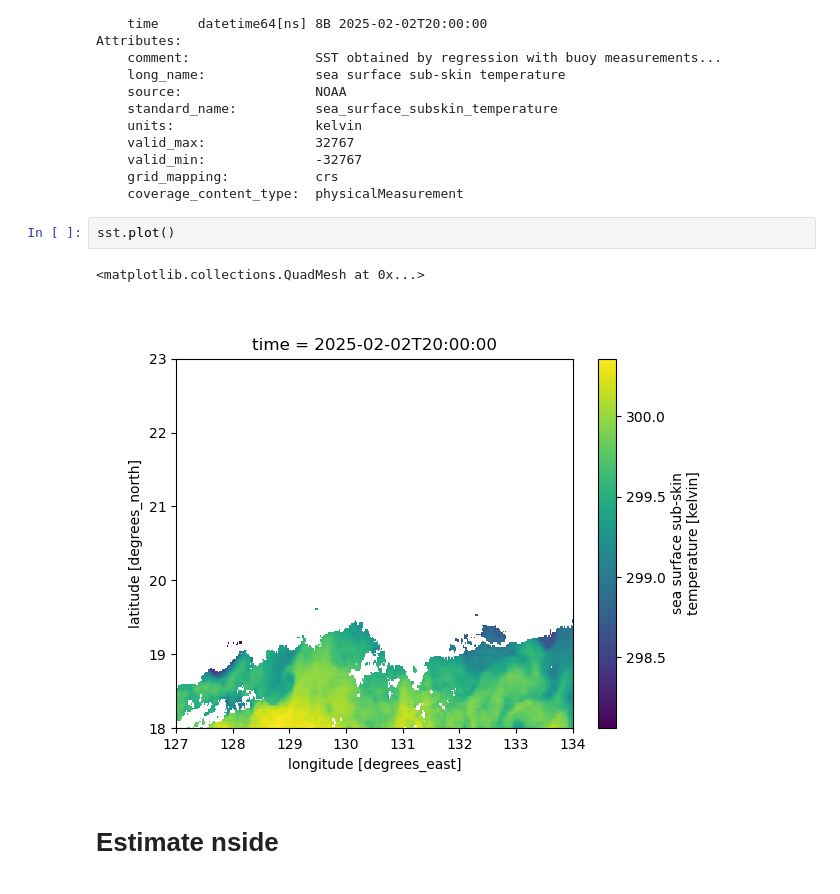
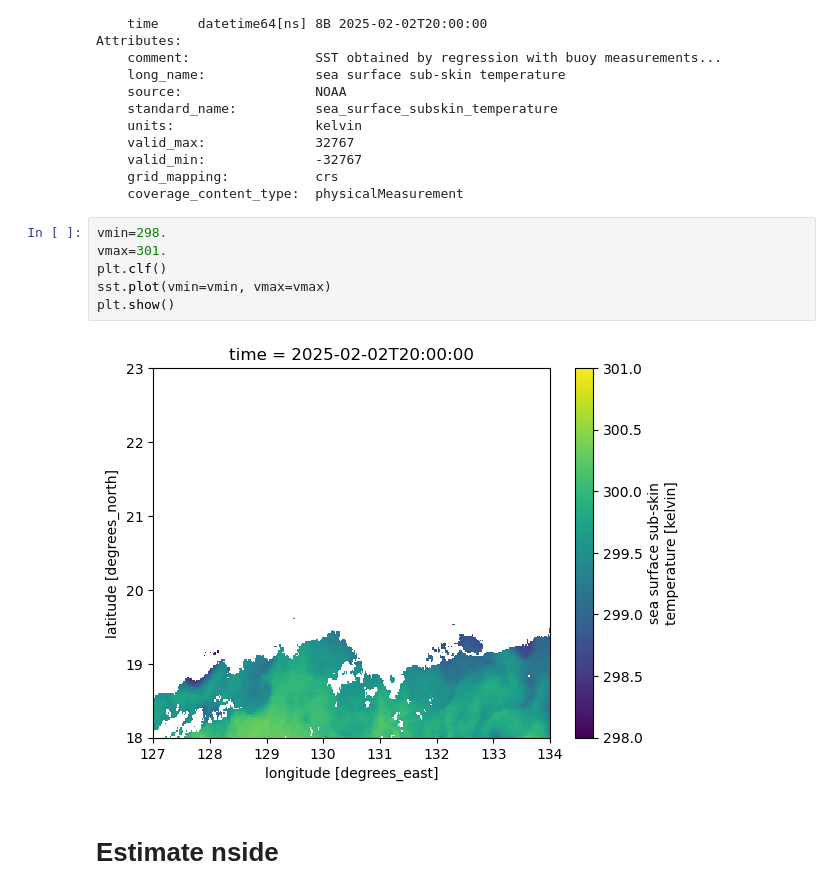
Before and after one commit to AI-for-Ocean-Science/remote_sensing, a Jupyter notebook: nb/Healpix/Healpix_dataset.ipynb, the cells around one changed output. Cells and saved outputs as stored; diff of their text form.

```diff
--- a/nb/Healpix/Healpix_dataset.ipynb
+++ b/nb/Healpix/Healpix_dataset.ipynb
@@ -46,10 +52,13 @@ Attributes:
     grid_mapping:           crs
     coverage_content_type:  physicalMeasurement
 # %%
-sst.plot()
+vmin=298.
+vmax=301.
+plt.clf()
+sst.plot(vmin=vmin, vmax=vmax)
+plt.show()
 # %% [output]
-<matplotlib.collections.QuadMesh at 0x...>
-[figure, old version]
+[figure, new version]
 # %% [markdown]
 # Estimate nside
 # %% [markdown]
```
Also changed, not shown: parts of 11 cells of this notebook, 2 other files.
